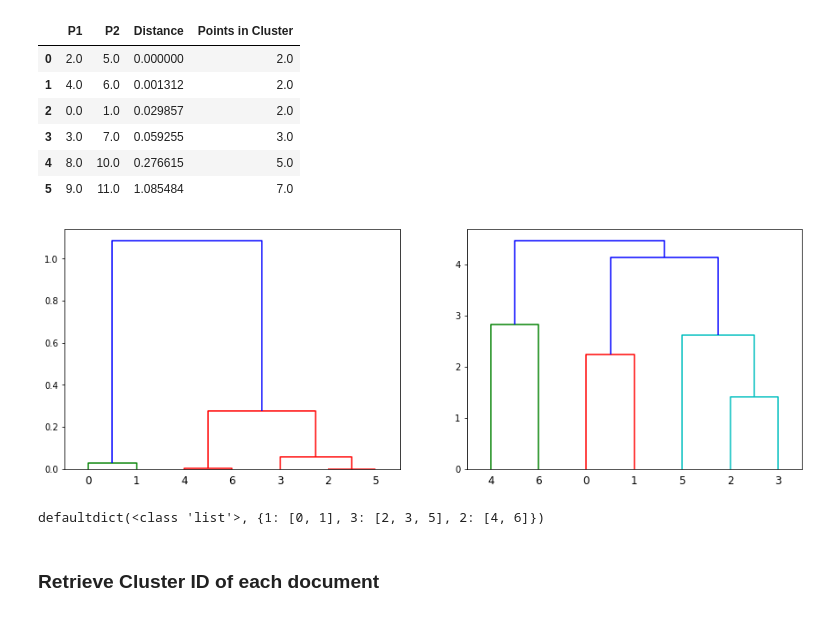
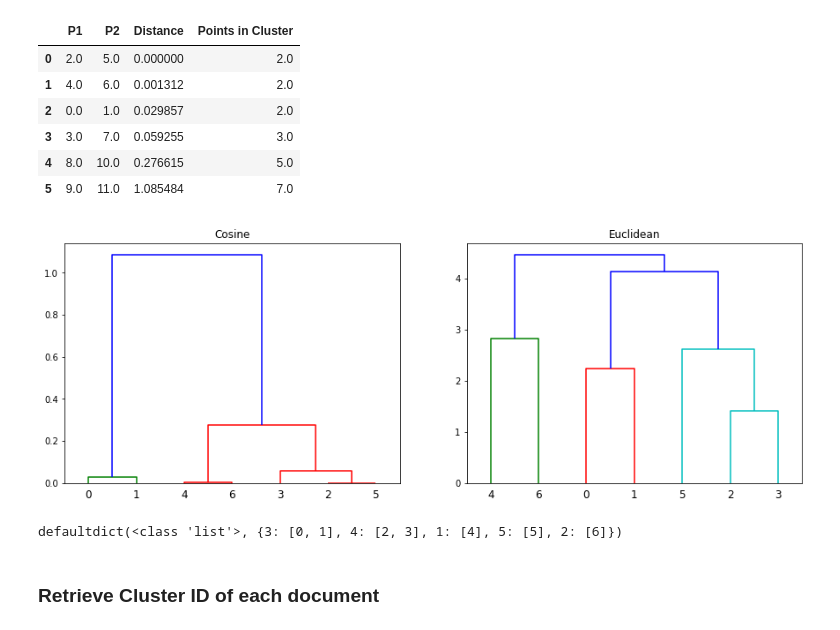
Before and after one commit to shanepeckham/NLP-1, a Jupyter notebook: Complementary_Courses/Personal_Exercises/HCA_Overview.ipynb, the cells around one changed output. Drawn from its saved outputs; the diff is of its cells as text; code cells hidden in the pictures.

```diff
--- a/Complementary_Courses/Personal_Exercises/HCA_Overview.ipynb
+++ b/Complementary_Courses/Personal_Exercises/HCA_Overview.ipynb
@@ -49,19 +49,21 @@ pd.DataFrame(Z, columns=['P1','P2','Distance','Points in Cluster'])
 | 5 | 9.0 | 11.0 | 1.085484 | 7.0 |
 # %%
 _, (ax1,ax2) = plt.subplots(1,2,figsize=(15,5))
+ax1.set_title('Cosine')
+ax2.set_title('Euclidean')
 _ = dendrogram(Z, ax=ax1)
 _ = dendrogram(Z_, ax=ax2)
 # %% [output]
-[figure, old version]
+[figure, new version]
 # %%
 cluster_dict = defaultdict(list)
-clusters = fcluster(Z, 3, criterion='maxclust')
+clusters = fcluster(Z_, t=7, criterion='maxclust')
 
 for i, c in enumerate(clusters):
     cluster_dict[c].append(i)
 print(cluster_dict)
 # %% [output]
-defaultdict(<class 'list'>, {1: [0, 1], 3: [2, 3, 5], 2: [4, 6]})
+defaultdict(<class 'list'>, {3: [0, 1], 4: [2, 3], 1: [4], 5: [5], 2: [6]})
 # %% [markdown]
 ### Retrieve Cluster ID of each document
 # %% [markdown]
```
Also changed, not shown: parts of 6 cells of this notebook, 3 other files.
